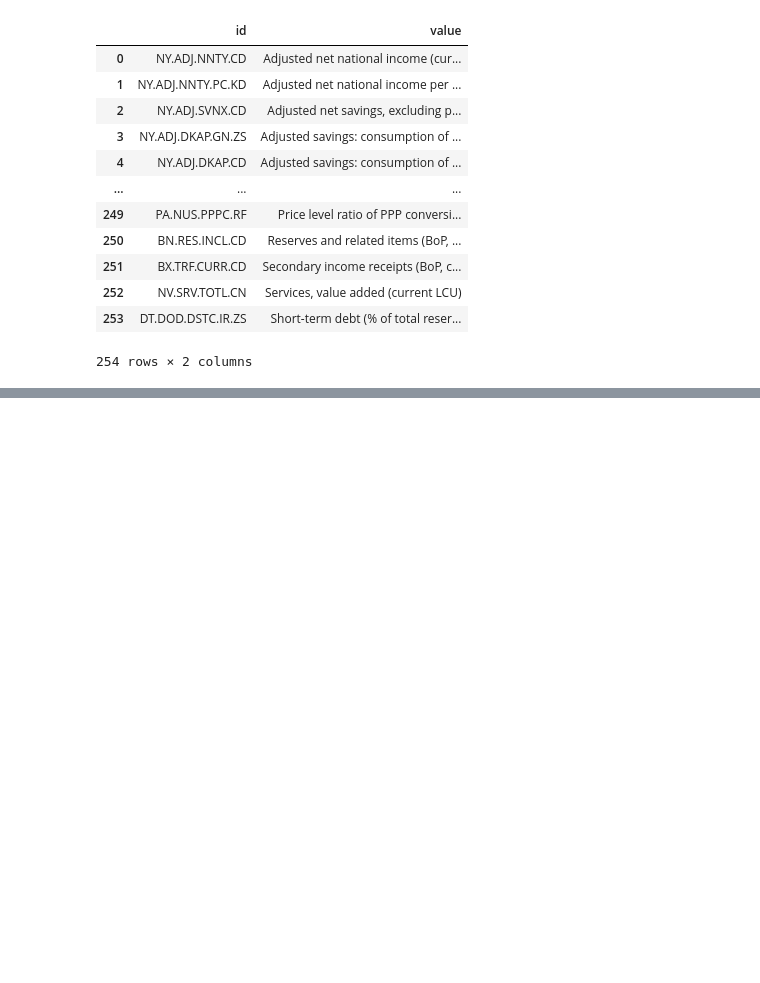
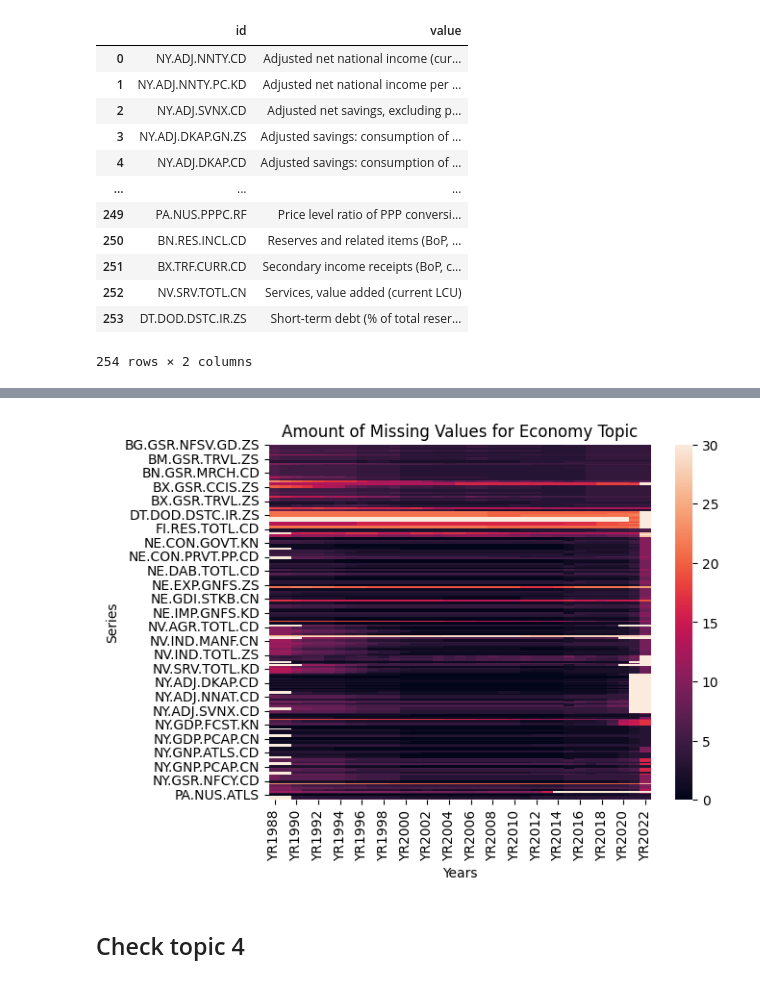
Before and after one commit to juanesfco/PF_DS_PT03_G2_EsperanzaVida, a Jupyter notebook: RawData/readData.ipynb, the cells around one changed output, grey strips where cells are left out. Saved outputs shown, nothing was run; the diff lists cells and outputs as text; code cells hidden in the pictures; blank space fills up the shorter version.

```diff
--- a/RawData/readData.ipynb
+++ b/RawData/readData.ipynb
@@ -30,7 +30,7 @@ From this list, we are interested in the following 30:
 'BOL','PER','CUB','VEN','MEX','COL','PRI','SLV','QAT','SYR']
 # %%
 countriesSelected30 = ['USA','CHN','JPN','AUS','DEU','CHE','ESP','CAN','FRA','NOR',
-                        'KOR','NZE','FIN','GBR','SGP','IND','ARG','BRA','URY','CHL',
+                        'KOR','NZL','FIN','GBR','SGP','IND','ARG','BRA','URY','CHL',
                         'BOL','PER','CUB','VEN','MEX','COL','PRI','SLV','QAT','SYR']
 
 df_countries_30 = df_countries[df_countries['id'].isin(countriesSelected30)]
@@ -99,6 +99,6 @@ df_s3
 # %%
 id_s3 = df_s3['id'].values
 
-prueba = wb.data.DataFrame(id_s3,countriesSelected30, mrv=35) # most recent 35 years
-prueba
+df_series_s3 = wb.data.DataFrame(id_s3,countriesSelected30, mrv=35) # most recent 35 years
+df_series_s3
 # %% [output]
@@ -105,0 +121,21 @@ ReadTimeout: HTTPSConnectionPool(host='api.worldbank.org', port=443): Read timed
+# %%
+import numpy as np
+import seaborn as sns
+import matplotlib.pyplot as plt
+
+df_series_s3_sum = df_series_s3.loc['ARG'].isna().astype(int)
+for c in df_countries_30['id'].values[1:]:
+    df_series_s3_sum += df_series_s3.loc[c].isna().astype(int)
+df_series_s3_sum
+
+ax = plt.axes()
+sns.heatmap(df_series_s3_sum, ax=ax)
+plt.ylabel("Series", fontsize=10)
+plt.xlabel("Years", fontsize = 10)
+plt.title("Amount of Missing Values for Economy Topic", fontsize = 12)
+
+plt.show()
+# %% [output]
+[figure, added]
+# %% [markdown]
+## Check topic 4
```
Also changed, not shown: parts of 16 cells of this notebook, 22 other files.
